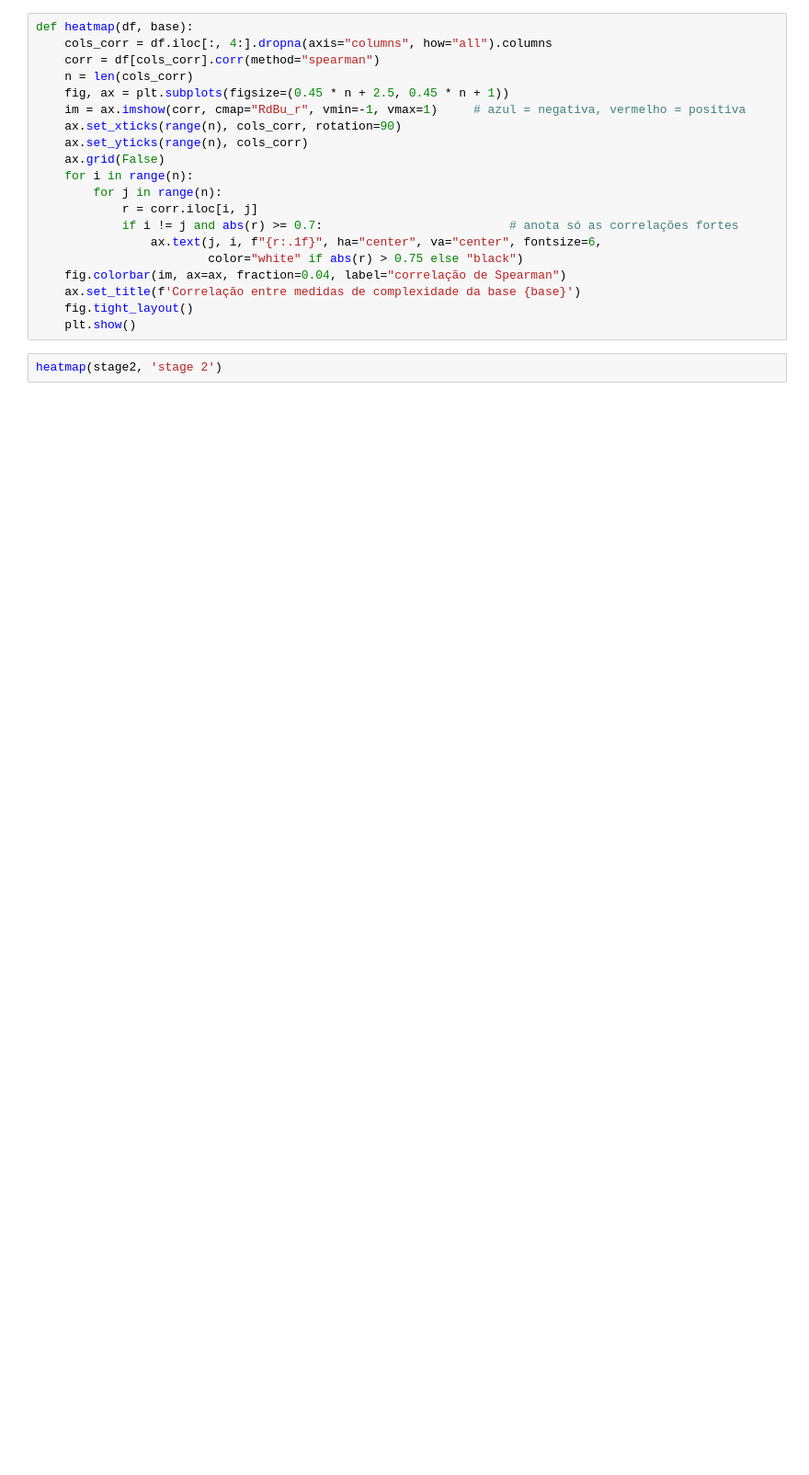
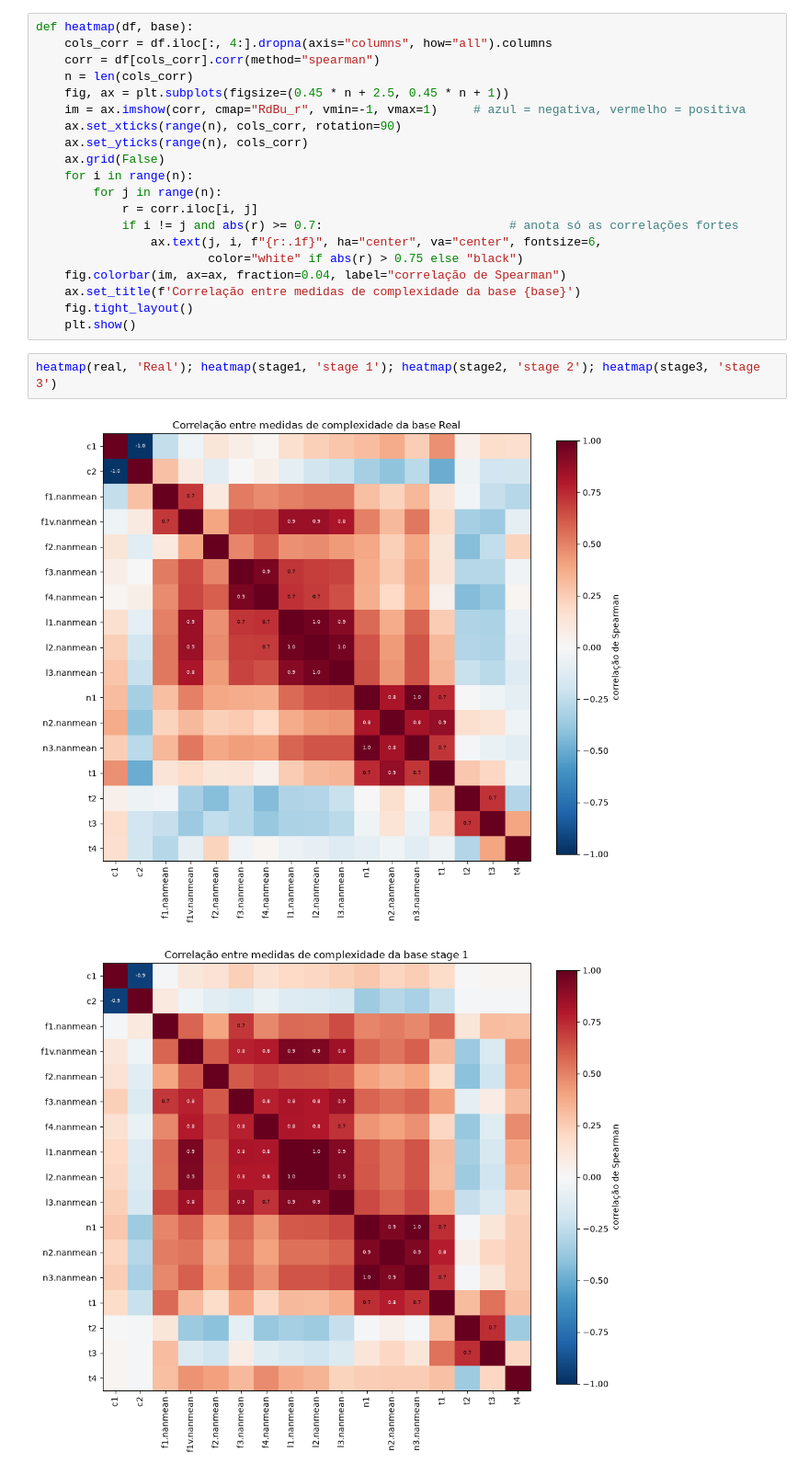
Before and after one commit to lpfgarcia/prior-complexity, a Jupyter notebook: notebooks/03_compare.ipynb, the cells around one changed output. Shown at 92% size. Cells and saved outputs as stored; diff of their text form; blank space fills up the shorter version.

```diff
--- a/notebooks/03_compare.ipynb
+++ b/notebooks/03_compare.ipynb
@@ -67,4 +87,7 @@ def heatmap(df, base):
     fig.tight_layout()
     plt.show()
 # %%
-heatmap(stage2, 'stage 2')
+heatmap(real, 'Real'); heatmap(stage1, 'stage 1'); heatmap(stage2, 'stage 2'); heatmap(stage3, 'stage 3')
+# %% [output]
+[figure, added]
+[figure, added]
```
Also changed, not shown: parts of 8 cells of this notebook.
